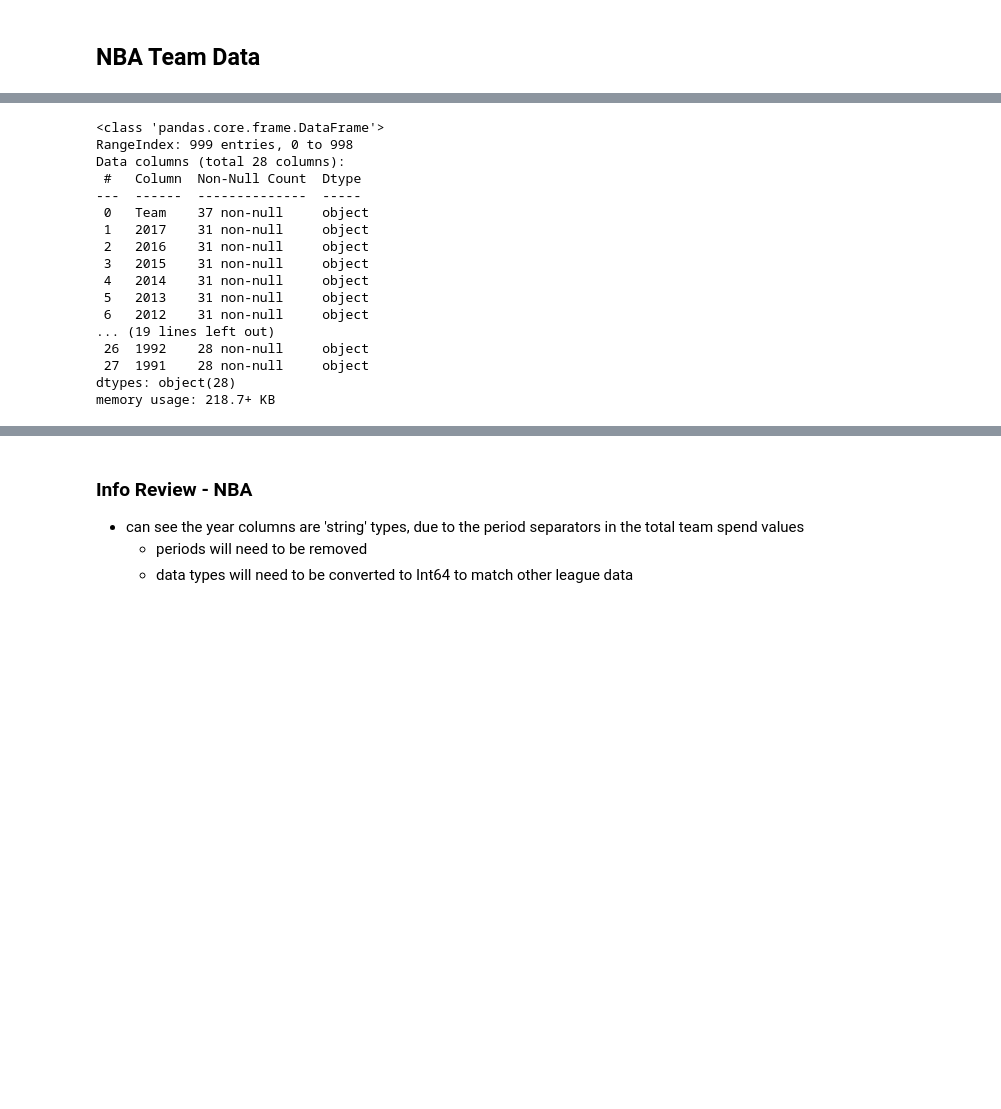
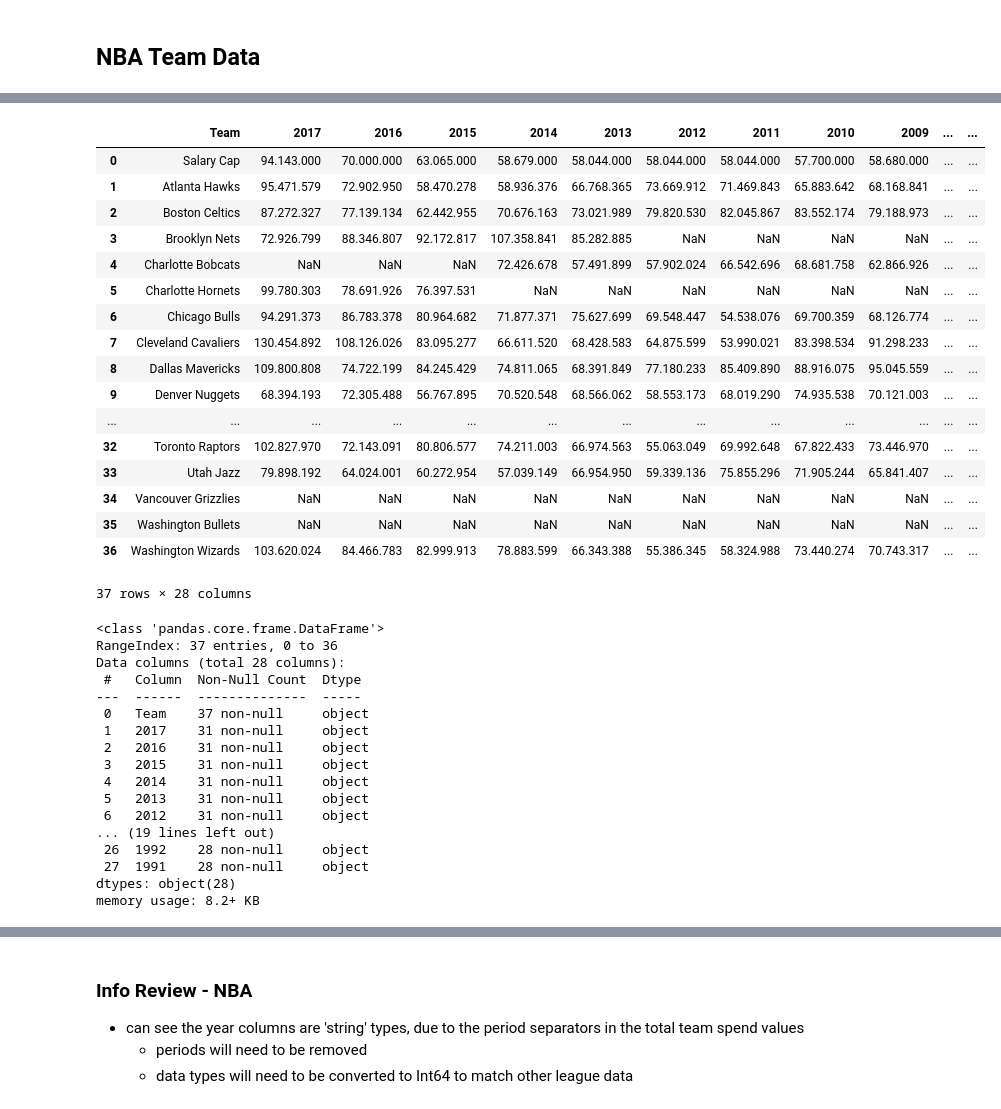
Before and after one commit to JP-Butler/Pro_Sports_Salary_Analysis, a Jupyter notebook: notebooks/data_cleaning.ipynb, the cells around one changed output, grey strips where cells are left out. Saved outputs shown, nothing was run; the diff lists cells and outputs as text; code cells hidden in the pictures; blank space fills up the shorter version.

```diff
--- a/notebooks/data_cleaning.ipynb
+++ b/notebooks/data_cleaning.ipynb
@@ -1211,9 +1290,32 @@ team_nba_df.head()
+# %%
+# All rows past row 38 are empty and need to be removed
+team_nba_df = team_nba_df.drop(index=range(37, len(team_nba_df)))
+team_nba_df
+# %% [output]
+|  | Team | 2017 | 2016 | 2015 | 2014 | 2013 | 2012 | 2011 | 2010 | 2009 | ... | ... |
+| 0 | Salary Cap | 94.143.000 | 70.000.000 | 63.065.000 | 58.679.000 | 58.044.000 | 58.044.000 | 58.044.000 | 57.700.000 | 58.680.000 | ... | ... |
+| 1 | Atlanta Hawks | 95.471.579 | 72.902.950 | 58.470.278 | 58.936.376 | 66.768.365 | 73.669.912 | 71.469.843 | 65.883.642 | 68.168.841 | ... | ... |
+| 2 | Boston Celtics | 87.272.327 | 77.139.134 | 62.442.955 | 70.676.163 | 73.021.989 | 79.820.530 | 82.045.867 | 83.552.174 | 79.188.973 | ... | ... |
+| 3 | Brooklyn Nets | 72.926.799 | 88.346.807 | 92.172.817 | 107.358.841 | 85.282.885 | NaN | NaN | NaN | NaN | ... | ... |
+| 4 | Charlotte Bobcats | NaN | NaN | NaN | 72.426.678 | 57.491.899 | 57.902.024 | 66.542.696 | 68.681.758 | 62.866.926 | ... | ... |
+| 5 | Charlotte Hornets | 99.780.303 | 78.691.926 | 76.397.531 | NaN | NaN | NaN | NaN | NaN | NaN | ... | ... |
+| 6 | Chicago Bulls | 94.291.373 | 86.783.378 | 80.964.682 | 71.877.371 | 75.627.699 | 69.548.447 | 54.538.076 | 69.700.359 | 68.126.774 | ... | ... |
+| 7 | Cleveland Cavaliers | 130.454.892 | 108.126.026 | 83.095.277 | 66.611.520 | 68.428.583 | 64.875.599 | 53.990.021 | 83.398.534 | 91.298.233 | ... | ... |
+| 8 | Dallas Mavericks | 109.800.808 | 74.722.199 | 84.245.429 | 74.811.065 | 68.391.849 | 77.180.233 | 85.409.890 | 88.916.075 | 95.045.559 | ... | ... |
+| 9 | Denver Nuggets | 68.394.193 | 72.305.488 | 56.767.895 | 70.520.548 | 68.566.062 | 58.553.173 | 68.019.290 | 74.935.538 | 70.121.003 | ... | ... |
+| ... | ... | ... | ... | ... | ... | ... | ... | ... | ... | ... | ... | ... |
+| 32 | Toronto Raptors | 102.827.970 | 72.143.091 | 80.806.577 | 74.211.003 | 66.974.563 | 55.063.049 | 69.992.648 | 67.822.433 | 73.446.970 | ... | ... |
+| 33 | Utah Jazz | 79.898.192 | 64.024.001 | 60.272.954 | 57.039.149 | 66.954.950 | 59.339.136 | 75.855.296 | 71.905.244 | 65.841.407 | ... | ... |
+| 34 | Vancouver Grizzlies | NaN | NaN | NaN | NaN | NaN | NaN | NaN | NaN | NaN | ... | ... |
+| 35 | Washington Bullets | NaN | NaN | NaN | NaN | NaN | NaN | NaN | NaN | NaN | ... | ... |
+| 36 | Washington Wizards | 103.620.024 | 84.466.783 | 82.999.913 | 78.883.599 | 66.343.388 | 55.386.345 | 58.324.988 | 73.440.274 | 70.743.317 | ... | ... |
+37 rows × 28 columns
 # %%
 # Review data info
 team_nba_df.info()
 # %% [output]
 <class 'pandas.core.frame.DataFrame'>
-RangeIndex: 999 entries, 0 to 998
+RangeIndex: 37 entries, 0 to 36
 Data columns (total 28 columns):
  #   Column  Non-Null Count  Dtype
 ---  ------  --------------  -----
@@ -1228,4 +1330,4 @@ Data columns (total 28 columns):
  26  1992    28 non-null     object
  27  1991    28 non-null     object
 dtypes: object(28)
-memory usage: 218.7+ KB
+memory usage: 8.2+ KB
```
Also changed, not shown: parts of 29 cells of this notebook.
